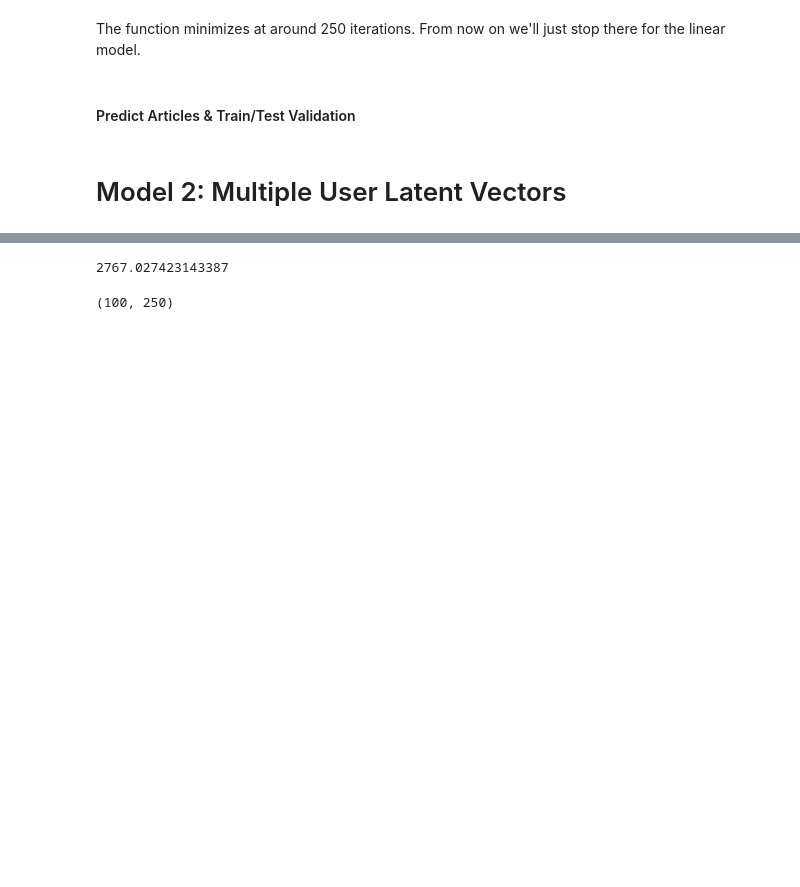
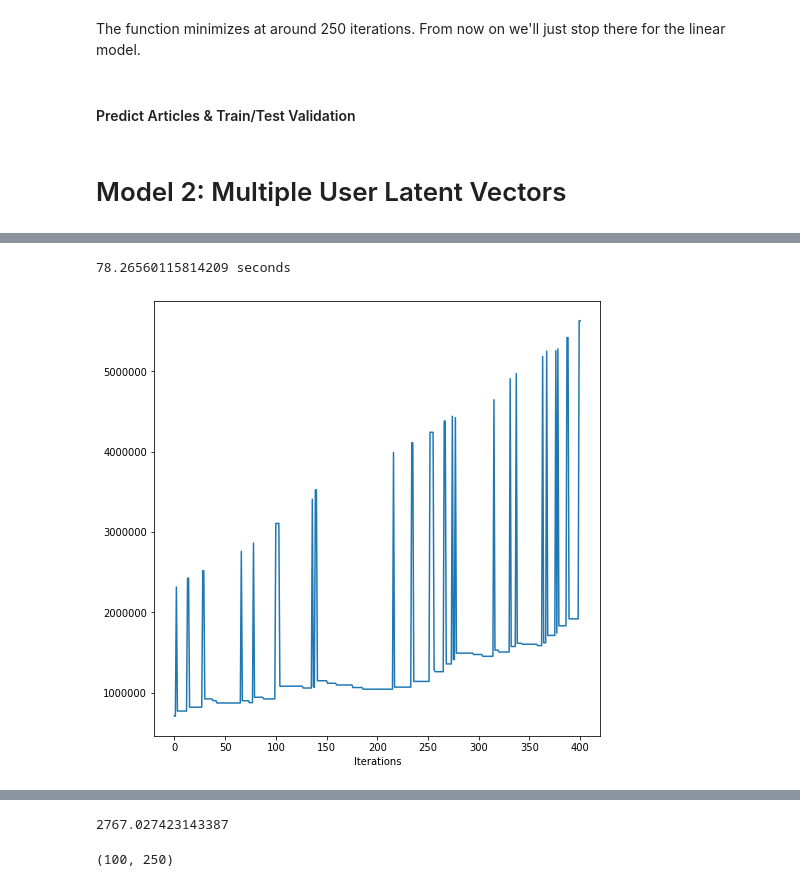
Before and after one commit to taylorhawks/globo-nonlinear-latent-factorization, a Jupyter notebook: Notebook.ipynb, the cells around one changed output, grey strips where cells are left out. Saved outputs shown, nothing was run; the diff lists cells and outputs as text; code cells hidden in the pictures; blank space fills up the shorter version.

```diff
--- a/Notebook.ipynb
+++ b/Notebook.ipynb
@@ -100,7 +100,7 @@ class LinearModel:
         self.U = self.initialize_user_vectors(
             size=size,embeddings_size=embeddings_size
         )
-        self.instantiate_errors()
+        self.reset_errors()
 
     def initialize_user_vectors(self,size,embeddings_size=250):
         return np.mean(LinearModel.d.get_embedding_vectors(
@@ -110,7 +110,7 @@ class LinearModel:
             embeddings_size=embeddings_size
         ),axis=1) #[:,np.newaxis]
 
-    def instantiate_errors(self):
+    def reset_errors(self):
         #this is for tracking in steps of SGD
         self.errors = []
 
@@ -504 +548,9 @@ nm.instantiate_errors()
+# %%
+nm.reset_errors()
+start = time()
+nm.gradient_descent(test=True,alpha=1, max_iterations=400, test_size=128, hinge_param = 0)
+print(time() - start, 'seconds')
+# %% [output]
+78.26560115814209 seconds
+[figure, added]
 # %%
```
Also changed, not shown: parts of 11 cells of this notebook.
